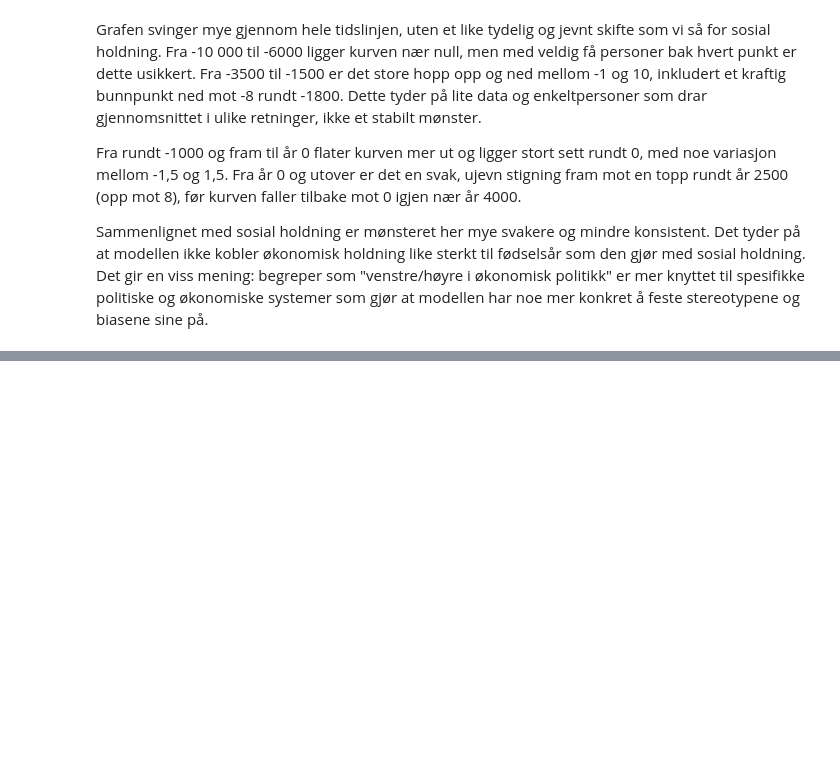
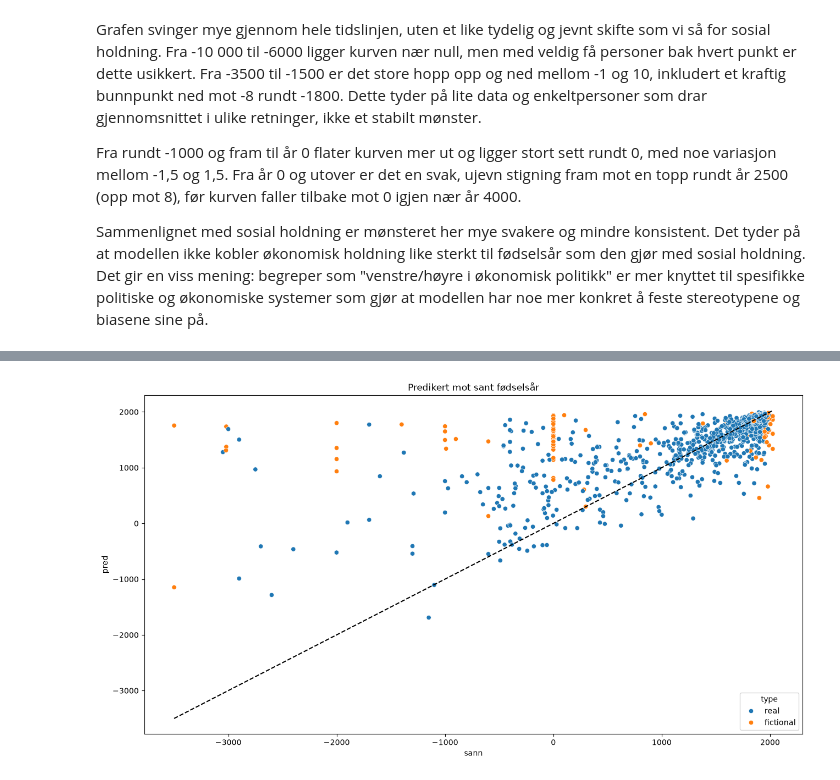
Before and after one commit to Petteroli/INF161-prosjekt, a Jupyter notebook: Prosjekt_inf161.ipynb, the cells around one changed output, grey strips where cells are left out. Cells and saved outputs as stored; diff of their text form; code cells hidden in the pictures; blank space fills up the shorter version.

```diff
--- a/Prosjekt_inf161.ipynb
+++ b/Prosjekt_inf161.ipynb
@@ -489,0 +587,9 @@ Sammenlignet med sosial holdning er mønsteret her mye svakere og mindre konsist
+# %%
+kat_kol = ['values.friend_crime_testify', 'values.child_quality_most_important', 'values.free_will',
+           'personal.favorite_color', 'personal.favorite_season', 'personal.legacy_or_happiness']
+
+kat_train = pd.get_dummies(train[kat_kol].fillna('missing')).astype(float)
+kat_val   = pd.get_dummies(val[kat_kol].fillna('missing')).astype(float).reindex(columns=kat_train.columns, fill_value=0)
+kat_test  = pd.get_dummies(test[kat_kol].fillna('missing')).astype(float).reindex(columns=kat_train.columns, fill_value=0)
+
+print(kat_train.shape)
@@ -489,0 +674,6 @@ Sammenlignet med sosial holdning er mønsteret her mye svakere og mindre konsist
+# %%
+dummy_reg = DummyRegressor(strategy='median')
+dummy_reg.fit(X_uten_tekst_train, y_train_reg)
+res_reg['Dummy (median)'] = mål_reg(y_val_reg, dummy_reg.predict(X_uten_tekst_val))
+
+pd.DataFrame(res_reg).T.round(3)
@@ -489,0 +707,7 @@ Sammenlignet med sosial holdning er mønsteret her mye svakere og mindre konsist
+# %%
+hgb_reg = HistGradientBoostingRegressor(loss='absolute_error', learning_rate=0.05, max_iter=300,
+                                        early_stopping=True, random_state=seed)
+hgb_reg.fit(X_svd_train, y_train_reg)
+res_reg['HistGB (med tekst)'] = mål_reg(y_val_reg, hgb_reg.predict(X_svd_val))
+
+pd.DataFrame(res_reg).T.round(3).sort_values('MAE')
@@ -489,0 +729,14 @@ Sammenlignet med sosial holdning er mønsteret her mye svakere og mindre konsist
+# %%
+feil = pd.DataFrame()
+feil['sann'] = y_val_reg.values
+feil['pred'] = hgb_reg.predict(X_svd_val)
+feil['type'] = val['type'].values
+feil['abs_feil'] = (feil['sann'] - feil['pred']).abs()
+
+# deler inn i tidsperioder
+grenser = [-4000, 0, 1000, 1500, 1800, 1900, 2100]
+navn = ['<0', '0-1000', '1000-1500', '1500-1800', '1800-1900', '>=1900']
+feil['periode'] = pd.cut(feil['sann'], bins=grenser, labels=navn)
+
+print(feil.groupby('type')['abs_feil'].agg(['mean', 'count']).round(1))
+print(feil.groupby('periode')['abs_feil'].agg(['mean', 'count']).round(1))
@@ -489,0 +760,10 @@ Sammenlignet med sosial holdning er mønsteret her mye svakere og mindre konsist
+# %%
+plt.figure(figsize=(34, 8))
+
+plt.subplot(1, 2, 1)
+sns.scatterplot(data=feil, x='sann', y='pred', hue='type', alpha=1)
+plt.plot([-3500, 2025], [-3500, 2025], 'k--')
+plt.title('Predikert mot sant fødselsår')
+plt.show()
+# %% [output]
+[figure, added]
```
Also changed, not shown: parts of 59 cells of this notebook.
